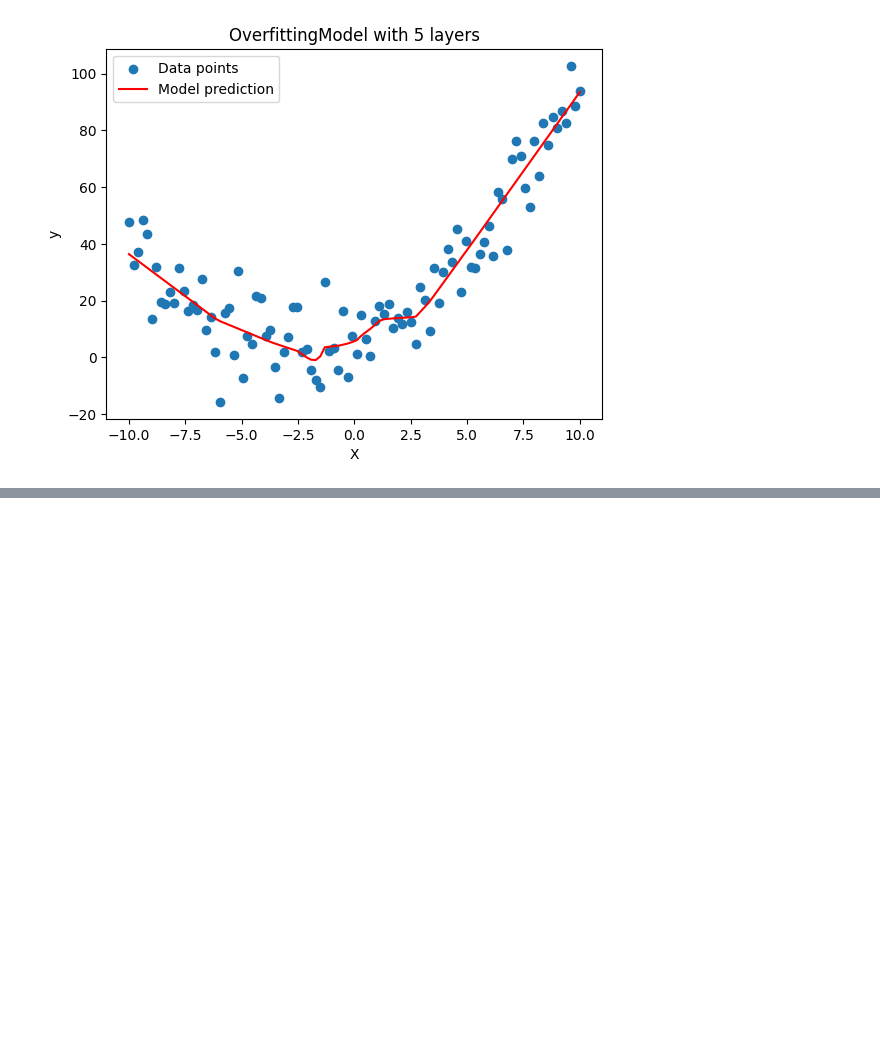
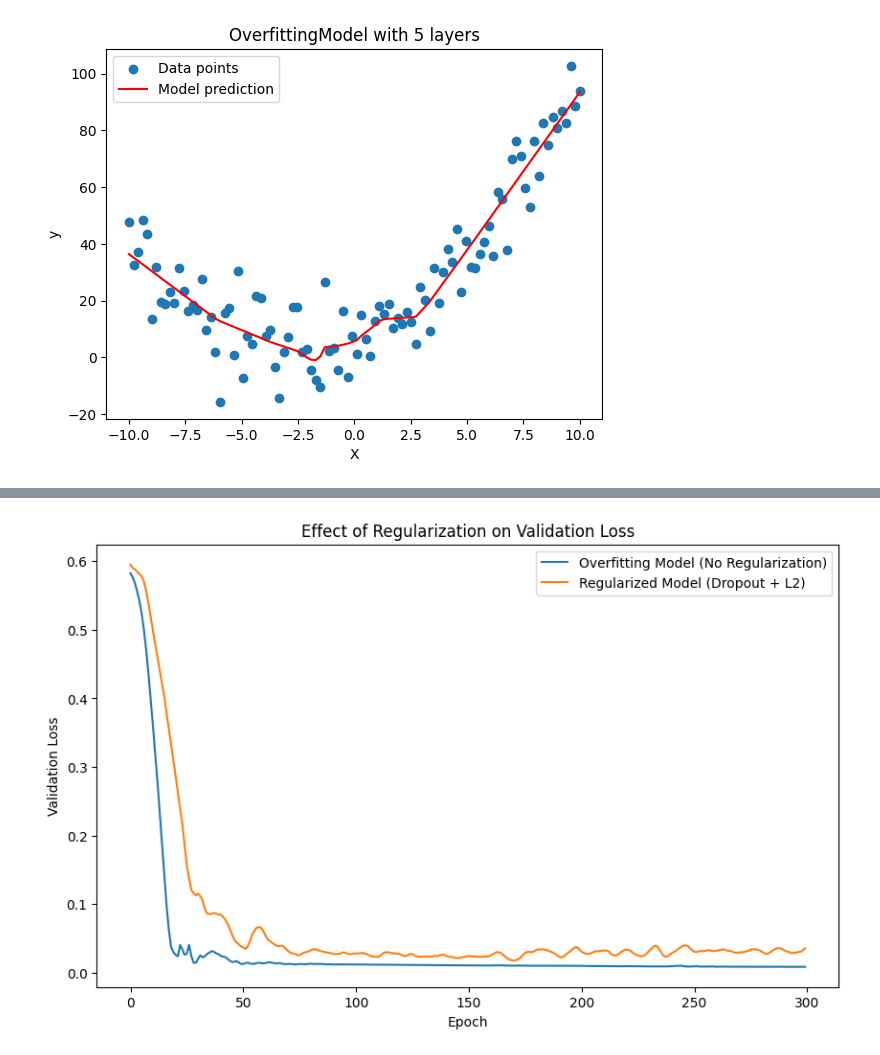
Before and after one commit to lahirumanulanka/ai-notebooks, a Jupyter notebook: 01_overfitting_underfitting.ipynb, the cells around one changed output, grey strips where cells are left out. Drawn from its saved outputs; the diff is of its cells as text; code cells hidden in the pictures; blank space fills up the shorter version.

```diff
--- a/01_overfitting_underfitting.ipynb
+++ b/01_overfitting_underfitting.ipynb
@@ -261,3 +615,95 @@ for layers in layers_list:
+# %%
+# ====== Base Model (Overfits Easily) ======
+class OverfittingModel(nn.Module):
+    def __init__(self, input_features):
+        super(OverfittingModel, self).__init__()
+        self.fc1 = nn.Linear(input_features, 128)
+        self.fc2 = nn.Linear(128, 128)
+        self.fc3 = nn.Linear(128, 128)
+        self.fc4 = nn.Linear(128, 128)
+        self.fc5 = nn.Linear(128, 1)
+
+    def forward(self, x):
+        x = torch.relu(self.fc1(x))
+        x = torch.relu(self.fc2(x))
+        x = torch.relu(self.fc3(x))
+        x = torch.relu(self.fc4(x))
+        return self.fc5(x)
+
+# ====== Regularized Model (Dropout + L2) ======
+class RegularizedModel(nn.Module):
+    def __init__(self, input_features):
+        super(RegularizedModel, self).__init__()
+        self.fc1 = nn.Linear(input_features, 128)
+        self.dropout1 = nn.Dropout(0.3)
+        self.fc2 = nn.Linear(128, 128)
+        self.dropout2 = nn.Dropout(0.3)
+        self.fc3 = nn.Linear(128, 128)
+        self.dropout3 = nn.Dropout(0.3)
+        self.fc4 = nn.Linear(128, 128)
+        self.fc5 = nn.Linear(128, 1)
+
+    def forward(self, x):
+        x = torch.relu(self.fc1(x))
+        x = self.dropout1(x)
+        x = torch.relu(self.fc2(x))
+        x = self.dropout2(x)
+        x = torch.relu(self.fc3(x))
+        x = self.dropout3(x)
+        x = torch.relu(self.fc4(x))
+        return self.fc5(x)
+
+# ====== Training Function ======
+def train_model(model, X_train, y_train, X_val, y_val, num_epochs=300, weight_decay=0.0):
+    criterion = nn.MSELoss()
+    optimizer = optim.Adam(model.parameters(), lr=0.001, weight_decay=weight_decay)
+
+    train_losses, val_losses = [], []
+
+    for epoch in range(num_epochs):
+        # Train
+        model.train()
+        optimizer.zero_grad()
+        outputs = model(X_train)
+        loss = criterion(outputs, y_train)
+        loss.backward()
+        optimizer.step()
+
+        # Validation
+        model.eval()
+        with torch.no_grad():
+            val_loss = criterion(model(X_val), y_val)
+
+        train_losses.append(loss.item())
+        val_losses.append(val_loss.item())
+
+    return train_losses, val_losses
+
+# ====== Generate Data ======
+X = np.linspace(-5, 5, 200).reshape(-1, 1)
+y = np.sin(X) + 0.1 * np.random.randn(*X.shape)  # Add some noise
+
+X_train_np, X_val_np, y_train_np, y_val_np = train_test_split(X, y, test_size=0.2, random_state=42)
+X_train = torch.tensor(X_train_np, dtype=torch.float32)
+y_train = torch.tensor(y_train_np, dtype=torch.float32).view(-1, 1)
+X_val = torch.tensor(X_val_np, dtype=torch.float32)
+y_val = torch.tensor(y_val_np, dtype=torch.float32).view(-1, 1)
+
+# ====== Train Both Models ======
+train_losses_overfit, val_losses_overfit = train_model(OverfittingModel(1), X_train, y_train, X_val, y_val)
+train_losses_reg, val_losses_reg = train_model(RegularizedModel(1), X_train, y_train, X_val, y_val, weight_decay=1e-4)
+
+# ====== Plot Results ======
+plt.figure(figsize=(10, 6))
+plt.plot(val_losses_overfit, label='Overfitting Model (No Regularization)')
+plt.plot(val_losses_reg, label='Regularized Model (Dropout + L2)')
+plt.xlabel('Epoch')
+plt.ylabel('Validation Loss')
+plt.title('Effect of Regularization on Validation Loss')
+plt.legend()
+plt.show()
+# %% [output]
+[figure, added]
 # %%
 # Exercise 8: Think and Reflect
 
```
Also changed, not shown: parts of 9 cells of this notebook.
